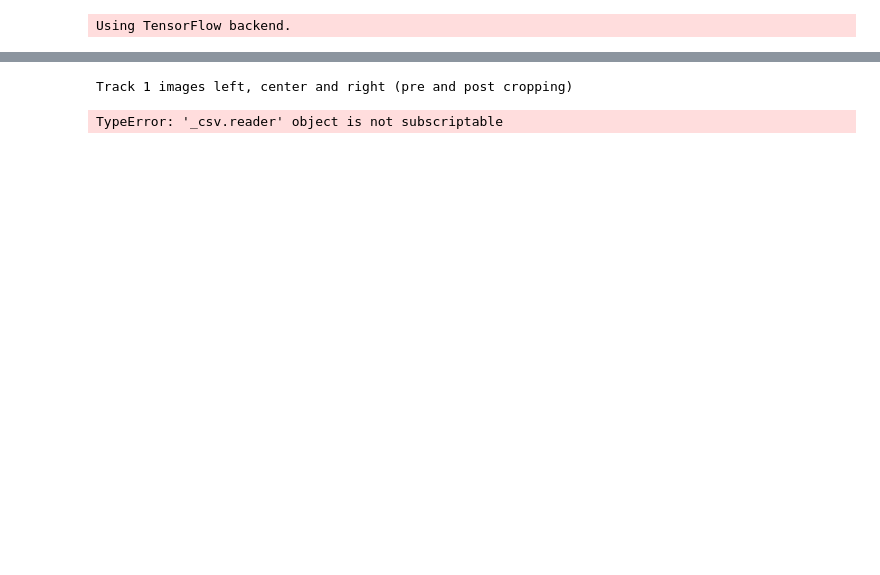
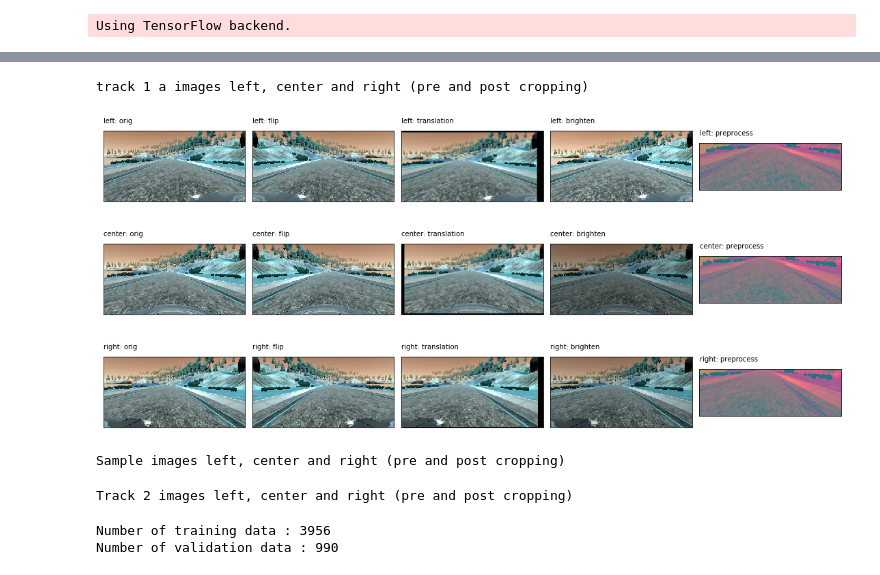
Before and after one commit to sumitkapoor/carnd_behavioral_cloning_project3, a Jupyter notebook: car_behaviour_cloning.ipynb, the cells around one changed output, grey strips where cells are left out. Cells and saved outputs as stored; diff of their text form; code cells hidden in the pictures; blank space fills up the shorter version.

```diff
--- a/car_behaviour_cloning.ipynb
+++ b/car_behaviour_cloning.ipynb
@@ -139,17 +142,42 @@ Track 1 images left, center and right (pre and post cropping)
+# %%
+with open(track_onea_csv_file) as csvfile:
+    track_csv = csv.reader(csvfile, delimiter=',')
+
+    print ("track 1 a images left, center and right (pre and post cropping)")
+    for row in track_csv:
+
+        left_path = "./data/track1a/IMG/" + row[1].split("/")[-1]
+        center_path = "./data/track1a/IMG/" + row[0].split("/")[-1]
+        right_path = "./data/track1a/IMG/" + row[2].split("/")[-1]
+
+        steering_angle = float(row[3])
+
+        if abs(steering_angle) > 0.05:
+            data.append((left_path, center_path, right_path, steering_angle))
+
+        left_image = cv2.imread(left_path)
+
+        center_image = cv2.imread(center_path)
+
+        right_image = cv2.imread(right_path)
+
+        if show_track1a_images:
+            show_images(left_image, center_image, right_image)
+            show_track1a_images = False
+# %% [output]
+track 1 a images left, center and right (pre and post cropping)
+[figure, added]
+[figure, added]
+[figure, added]
 # %%
-# CSV format center_image_path, left_image_path, right_image_path, steering, throttle, brake, speed
-import csv
-
-
-sample_csv_file = "./data/data/driving_log.csv"
-
 header = True
 
 with open(sample_csv_file) as csvfile:
     sample_csv = csv.reader(csvfile, delimiter=',')
 
-    print ("Track 1 images left, center and right (pre and post cropping)")
+    print ("Sample images left, center and right (pre and post cropping)")
     for row in sample_csv:
+        break
         if header:
             header = False
             continue
@@ -169,18 +197,19 @@ with open(sample_csv_file) as csvfile:
 
         right_image = cv2.imread(right_path)
 
-        if show_track1_images:
+        if show_sample_images:
             show_images(left_image, center_image, right_image)
-            show_track1_images = False
+            show_sample_images = False
 # %% [output]
-Track 1 images left, center and right (pre and post cropping)
+Sample images left, center and right (pre and post cropping)
-TypeError: '_csv.reader' object is not subscriptable
 # %%
+
 with open(track_two_csv_file) as csvfile:
     track_one_csv = csv.reader(csvfile, delimiter=',')
 
     print ("Track 2 images left, center and right (pre and post cropping)")
     for row in track_one_csv:
+        break
         left_path = "./data/track2/IMG/" + row[1].split("/")[-1]
         center_path = "./data/track2/IMG/" + row[0].split("/")[-1]
         right_path = "./data/track2/IMG/" + row[2].split("/")[-1]
@@ -188,9 +217,6 @@ with open(track_two_csv_file) as csvfile:
         steering_angle = float(row[3])
 
         if abs(steering_angle) > 0.05:
-            continue
-            data.append((left_path, center_path, right_path, steering_angle))
-            data.append((left_path, center_path, right_path, steering_angle))
             data.append((left_path, center_path, right_path, steering_angle))
 
         left_image = cv2.imread(left_path)
@@ -202,7 +228,8 @@ with open(track_two_csv_file) as csvfile:
         if show_track2_images:
             show_images(left_image, center_image, right_image)
             show_track2_images = False
-            break
+# %% [output]
+Track 2 images left, center and right (pre and post cropping)
 # %%
 from utils.generator import behaviour_cloning_generator
 
@@ -210,7 +237,7 @@ from sklearn.model_selection import train_test_split
 train_data, validation_data = train_test_split(data, test_size=0.2)
 
 BATCH_SIZE = 128
-EPOCHS = 20
+EPOCHS = 8
 
 nb_training_data = len(train_data)
 nb_validation_data = len(validation_data)
@@ -221,6 +248,9 @@ print ("Number of validation data : %s" % nb_validation_data)
 # compile and train the model using the generator function
 train_generator = behaviour_cloning_generator(train_data, batch_size=BATCH_SIZE)
 validation_generator = behaviour_cloning_generator(validation_data, batch_size=BATCH_SIZE)
+# %% [output]
+Number of training data : 3956
+Number of validation data : 990
 # %%
 fig = plt.figure(figsize = (15, 10))
 fig.subplots_adjust(left = 0, right = 1, bottom = 0, top = 1, hspace = 0.05, wspace = 0.05)
```
Also changed, not shown: parts of 4 cells of this notebook, 6 other files.
